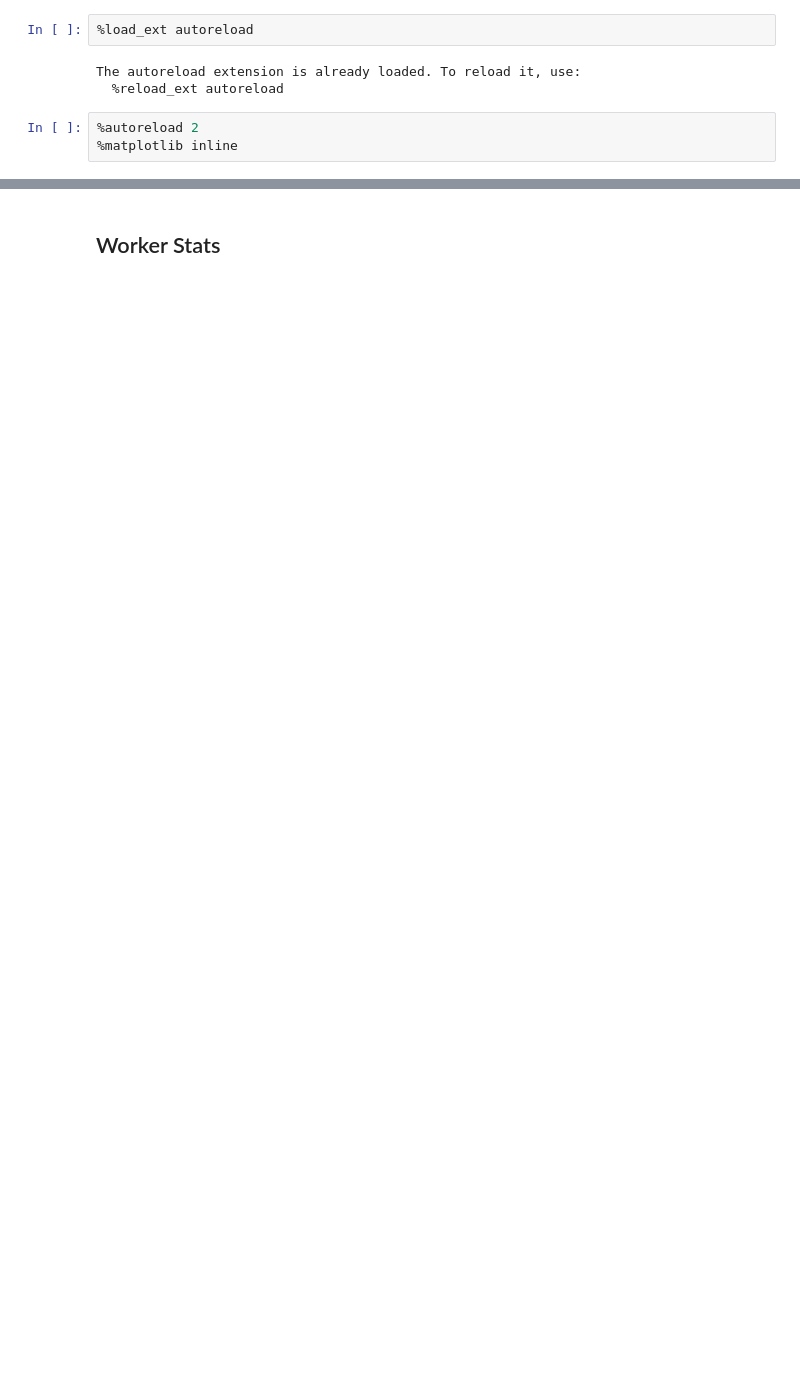
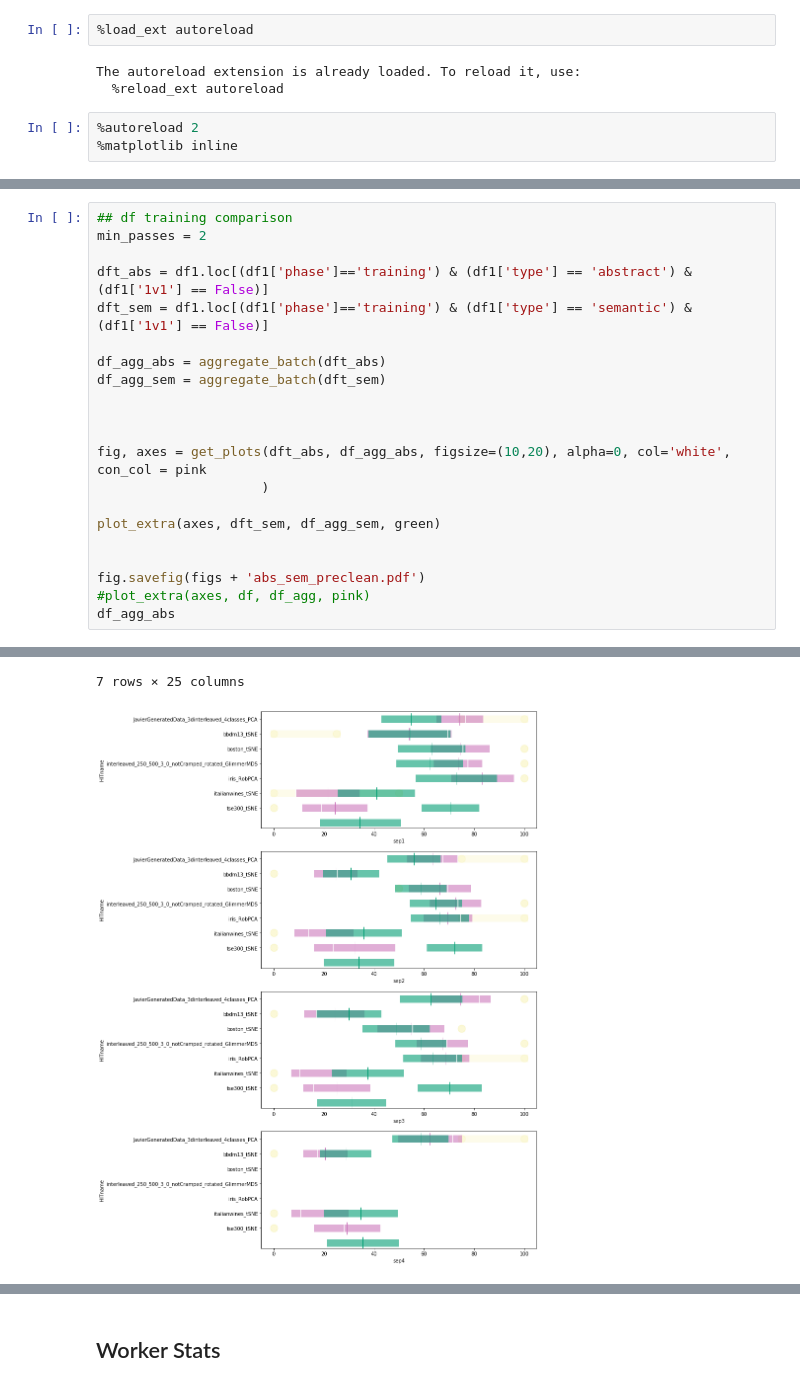
Before and after one commit to kix2mix2/SepMe, a Jupyter notebook: Jupyters/Batch Data all.ipynb, the cells around one changed output, grey strips where cells are left out. Saved outputs shown, nothing was run; the diff lists cells and outputs as text; blank space fills up the shorter version.

```diff
--- a/Jupyters/Batch Data all.ipynb
+++ b/Jupyters/Batch Data all.ipynb
@@ -109,0 +388,22 @@ Index(['Approve', 'AssignmentId', 'Expiration', 'HITId', 'HITTypeId',
+# %%
+## df training comparison
+min_passes = 2
+
+dft_abs = df1.loc[(df1['phase']=='training') & (df1['type'] == 'abstract') & (df1['1v1'] == False)]
+dft_sem = df1.loc[(df1['phase']=='training') & (df1['type'] == 'semantic') & (df1['1v1'] == False)]
+
+df_agg_abs = aggregate_batch(dft_abs)
+df_agg_sem = aggregate_batch(dft_sem)
+
+
+
+fig, axes = get_plots(dft_abs, df_agg_abs, figsize=(10,20), alpha=0, col='white', con_col = pink
+                     )
+
+plot_extra(axes, dft_sem, df_agg_sem, green)
+
+
+fig.savefig(figs + 'abs_sem_preclean.pdf')
+#plot_extra(axes, df, df_agg, pink)
+df_agg_abs
+# %% [output]
@@ -110,2 +418,4 @@ Index(['Approve', 'AssignmentId', 'Expiration', 'HITId', 'HITTypeId',
+7 rows × 25 columns
+[figure, added]
 # %%
 ## df training comparison
```
Also changed, not shown: parts of 20 cells of this notebook, 10 other files.
